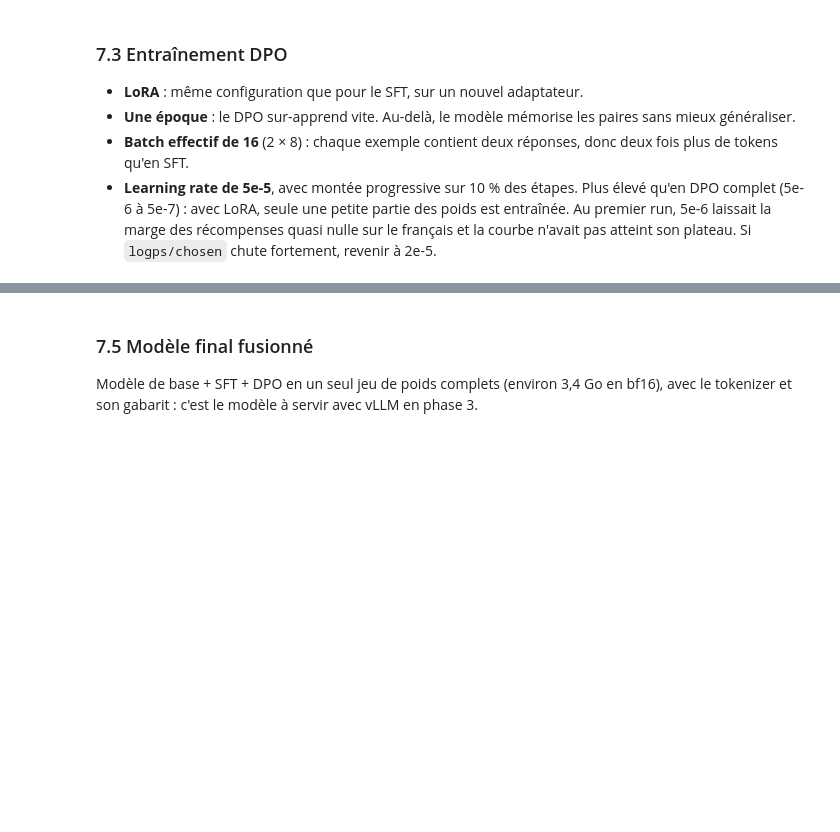
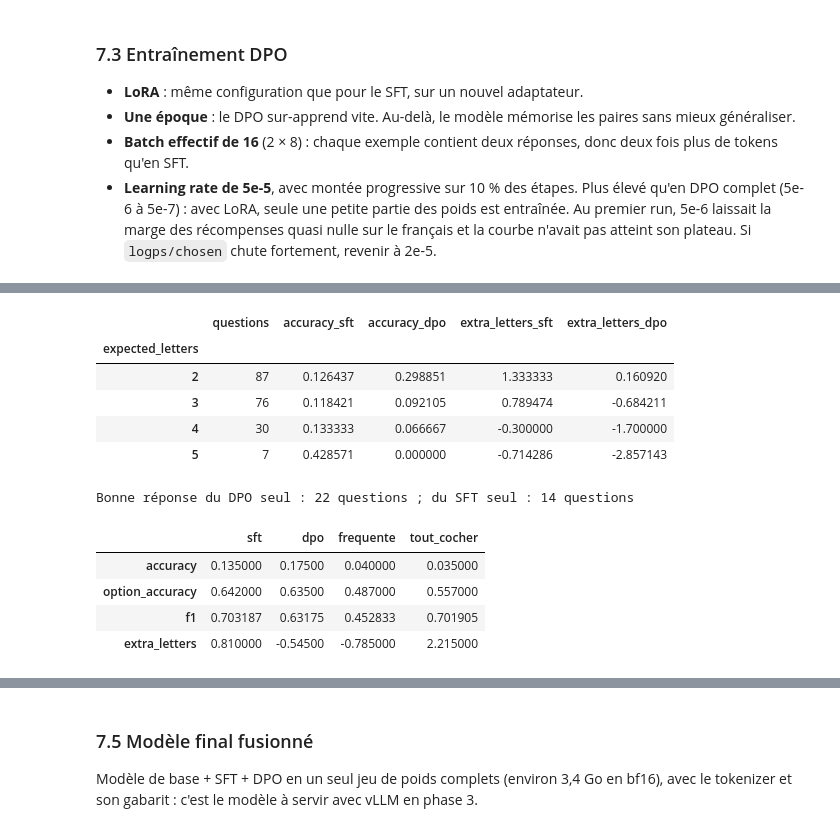
Before and after one commit to ObiYohan/AI_agent_for_medical_triage, a Jupyter notebook: notebook/sft_lora.ipynb, the cells around one changed output, grey strips where cells are left out. Cells and saved outputs as stored; diff of their text form; code cells hidden in the pictures; blank space fills up the shorter version.

```diff
--- a/notebook/sft_lora.ipynb
+++ b/notebook/sft_lora.ipynb
@@ -591,0 +755,33 @@ dpo_run_config = {
+# %%
+# Modèle DPO pour la validation : celui de 7.3 s'il est encore en mémoire, sinon l'adaptateur sauvegardé.
+# Après 7.5, l'adaptateur DPO est fusionné dans les poids : désactiver l'adaptateur ne donnerait plus le modèle SFT
+# (référence du DPO) et toutes les récompenses seraient nulles. Il faut alors recharger.
+from peft import set_peft_model_state_dict
+from safetensors.torch import load_file
+
+DPO_FINAL_DIR = DPO_OUTPUT_DIR / "final"
+dpo_in_memory = "dpo_trainer" in globals() and any("lora_" in name for name, _ in dpo_trainer.model.named_parameters())
+if not dpo_in_memory:
+    for name in ("dpo_trainer", "dpo_model", "merged_model", "sft_model", "base_model", "trainer", "model"):
+        globals().pop(name, None)
+    gc.collect()
+    if device == "cuda":
+        torch.cuda.empty_cache()
+
+    # Comme en 7.2 et 7.3 : modèle SFT fusionné + nouvel adaptateur ; la référence reste le modèle SFT (adaptateur désactivé).
+    # Ne pas passer un PeftModel déjà chargé : TRL prendrait une copie de l'adaptateur DPO comme référence.
+    base_model = AutoModelForCausalLM.from_pretrained(MODEL_NAME, dtype=dtype)
+    sft_model = PeftModel.from_pretrained(base_model, str(SFT_ADAPTER_DIR)).merge_and_unload().to(device)
+    eval_args = DPOConfig(
+        output_dir=str(DPO_OUTPUT_DIR / "eval"), seed=SEED, beta=DPO_BETA, loss_type=["sigmoid"], max_length=DPO_MAX_LENGTH,
+        per_device_eval_batch_size=4, bf16=bf16, fp16=dtype == torch.float16, report_to="none",
+    )
+    dpo_trainer = DPOTrainer(
+        model=sft_model, args=eval_args, train_dataset=dpo_validation.select(range(1)),  # train_dataset exigé par TRL, inutilisé
+        processing_class=tokenizer, peft_config=LoraConfig.from_pretrained(str(DPO_FINAL_DIR)),
+    )
+    # Poids de l'adaptateur DPO sauvegardé en 7.3, dans le nouvel adaptateur
+    result = set_peft_model_state_dict(dpo_trainer.model, load_file(str(DPO_FINAL_DIR / "adapter_model.safetensors")))
+    assert not result.unexpected_keys, result.unexpected_keys[:5]
+    assert not [key for key in result.missing_keys if "lora_" in key], "poids LoRA manquants"
+print(f"Modèle DPO : {'en mémoire (7.3)' if dpo_in_memory else f'rechargé depuis {DPO_FINAL_DIR}'}")
@@ -621,33 +844,54 @@ assert "generate_batch" in globals(), "Exécuter d'abord la cellule des fonction
 DPO_MAX_NEW_TOKENS = 192  # réponses mcqm : listes de 2 à 5 options
 DPO_ANSWER_COLUMNS = ["sft", "dpo", *NAIVE_ANSWERS]
 
 dpo_model = dpo_trainer.model.eval()
 dpo_model.config.use_cache = True  # accélère la génération
 
 test_fr = dpo_by_lang["fr"]["test"].select(range(min(DPO_N_EVAL, len(dpo_by_lang["fr"]["test"]))))
 fr_prompts = list(test_fr["prompt"])
 fr_references = [chosen[0]["content"] for chosen in test_fr["chosen"]]
 
 with dpo_model.disable_adapter():
     fr_sft_answers = generate_batch(fr_prompts, DPO_BATCH_SIZE, DPO_MAX_NEW_TOKENS, desc="Génération SFT", model=dpo_model)
 fr_dpo_answers = generate_batch(fr_prompts, DPO_BATCH_SIZE, DPO_MAX_NEW_TOKENS, desc="Génération DPO", model=dpo_model)
 
 dpo_generations = add_scores(pd.DataFrame({
     "question": [prompt[-1]["content"][-200:] for prompt in fr_prompts],
     "reference": fr_references,
     "sft": fr_sft_answers,
     "dpo": fr_dpo_answers,
     **naive_answers([chosen[0]["content"] for chosen in dpo_by_lang["fr"]["train"]["chosen"]]),
 }), DPO_ANSWER_COLUMNS)
+dpo_generations["expected_letters"] = [len(answer_letters(reference)) for reference in fr_references]
 dpo_generations.to_csv(DPO_FINAL_DIR / "test_fr_generations.csv", index=False)
+
+# Selon le nombre de bonnes réponses attendues : un modèle qui répond toujours 2 lettres réussit seulement la 1re ligne
+by_expected = dpo_generations.groupby("expected_letters")[
+    [f"{metric}_{model}" for metric in ("accuracy", "extra_letters") for model in ("sft", "dpo")]
+].mean()
+by_expected.insert(0, "questions", dpo_generations.groupby("expected_letters").size())
+display(by_expected)
 
 # Questions où un seul des deux modèles a exactement la bonne réponse (test de McNemar : ce sont elles qui comptent)
 only_dpo = int(((dpo_generations["accuracy_dpo"] == 1) & (dpo_generations["accuracy_sft"] == 0)).sum())
 only_sft = int(((dpo_generations["accuracy_sft"] == 1) & (dpo_generations["accuracy_dpo"] == 0)).sum())
 print(f"Bonne réponse du DPO seul : {only_dpo} questions ; du SFT seul : {only_sft} questions")
 
 dpo_comparison = score_table(dpo_generations, DPO_ANSWER_COLUMNS)
 dpo_comparison
+# %% [output]
+|  | questions | accuracy_sft | accuracy_dpo | extra_letters_sft | extra_letters_dpo |
+| expected_letters |  |  |  |  |  |
+| 2 | 87 | 0.126437 | 0.298851 | 1.333333 | 0.160920 |
+| 3 | 76 | 0.118421 | 0.092105 | 0.789474 | -0.684211 |
+| 4 | 30 | 0.133333 | 0.066667 | -0.300000 | -1.700000 |
+| 5 | 7 | 0.428571 | 0.000000 | -0.714286 | -2.857143 |
+Bonne réponse du DPO seul : 22 questions ; du SFT seul : 14 questions
+|  | sft | dpo | frequente | tout_cocher |
+| accuracy | 0.135000 | 0.17500 | 0.040000 | 0.035000 |
+| option_accuracy | 0.642000 | 0.63500 | 0.487000 | 0.557000 |
+| f1 | 0.703187 | 0.63175 | 0.452833 | 0.701905 |
+| extra_letters | 0.810000 | -0.54500 | -0.785000 | 2.215000 |
 # %%
 # Quelques exemples à relire
 dpo_generations[["question", "reference", "sft", "dpo"]].head(5)
```
Also changed, not shown: parts of 27 cells of this notebook.
